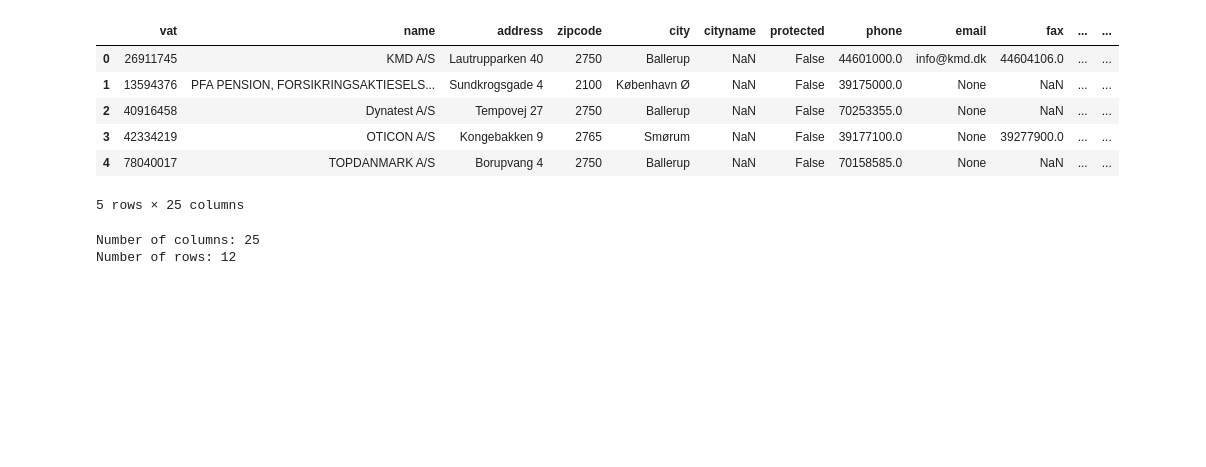
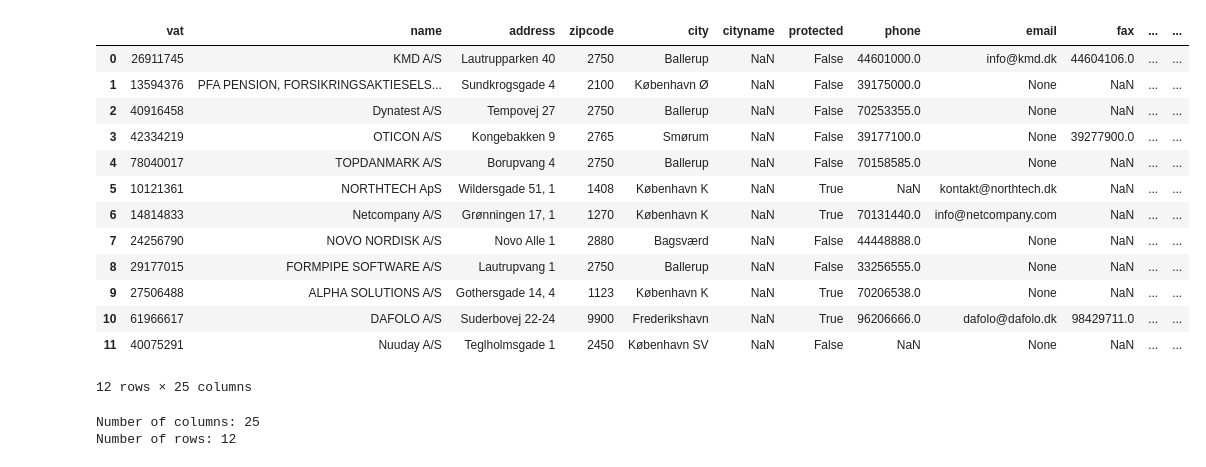
Before and after one commit to TheAgns/DataScience, a Jupyter notebook: FirstStudyPoint/Task2.2.ipynb, the cells around one changed output. Drawn from its saved outputs; the diff is of its cells as text; code cells hidden in the pictures; blank space fills up the shorter version.

```diff
--- a/FirstStudyPoint/Task2.2.ipynb
+++ b/FirstStudyPoint/Task2.2.ipynb
@@ -12,15 +12,22 @@ import pprint
 from scipy.stats import normaltest
 # %%
 df = pd.read_json('companies.json')
-df.head(5)
+df.head(20)
 # %% [output]
 |  | vat | name | address | zipcode | city | cityname | protected | phone | email | fax | ... | ... |
 | 0 | 26911745 | KMD A/S | Lautrupparken 40 | 2750 | Ballerup | NaN | False | 44601000.0 | info@kmd.dk | 44604106.0 | ... | ... |
 | 1 | 13594376 | PFA PENSION, FORSIKRINGSAKTIESELS... | Sundkrogsgade 4 | 2100 | København Ø | NaN | False | 39175000.0 | None | NaN | ... | ... |
 | 2 | 40916458 | Dynatest A/S | Tempovej 27 | 2750 | Ballerup | NaN | False | 70253355.0 | None | NaN | ... | ... |
 | 3 | 42334219 | OTICON A/S | Kongebakken 9 | 2765 | Smørum | NaN | False | 39177100.0 | None | 39277900.0 | ... | ... |
 | 4 | 78040017 | TOPDANMARK A/S | Borupvang 4 | 2750 | Ballerup | NaN | False | 70158585.0 | None | NaN | ... | ... |
+| 5 | 10121361 | NORTHTECH ApS | Wildersgade 51, 1 | 1408 | København K | NaN | True | NaN | kontakt@northtech.dk | NaN | ... | ... |
+| 6 | 14814833 | Netcompany A/S | Grønningen 17, 1 | 1270 | København K | NaN | True | 70131440.0 | info@netcompany.com | NaN | ... | ... |
+| 7 | 24256790 | NOVO NORDISK A/S | Novo Alle 1 | 2880 | Bagsværd | NaN | False | 44448888.0 | None | NaN | ... | ... |
+| 8 | 29177015 | FORMPIPE SOFTWARE A/S | Lautrupvang 1 | 2750 | Ballerup | NaN | False | 33256555.0 | None | NaN | ... | ... |
+| 9 | 27506488 | ALPHA SOLUTIONS A/S | Gothersgade 14, 4 | 1123 | København K | NaN | True | 70206538.0 | None | NaN | ... | ... |
+| 10 | 61966617 | DAFOLO A/S | Suderbovej 22-24 | 9900 | Frederikshavn | NaN | True | 96206666.0 | dafolo@dafolo.dk | 98429711.0 | ... | ... |
+| 11 | 40075291 | Nuuday A/S | Teglholmsgade 1 | 2450 | København SV | NaN | False | NaN | None | NaN | ... | ... |
-5 rows × 25 columns
+12 rows × 25 columns
 # %%
 # number of columns and rows
 print("Number of columns:", len(df.columns))
```
Also changed, not shown: 6 other files.
